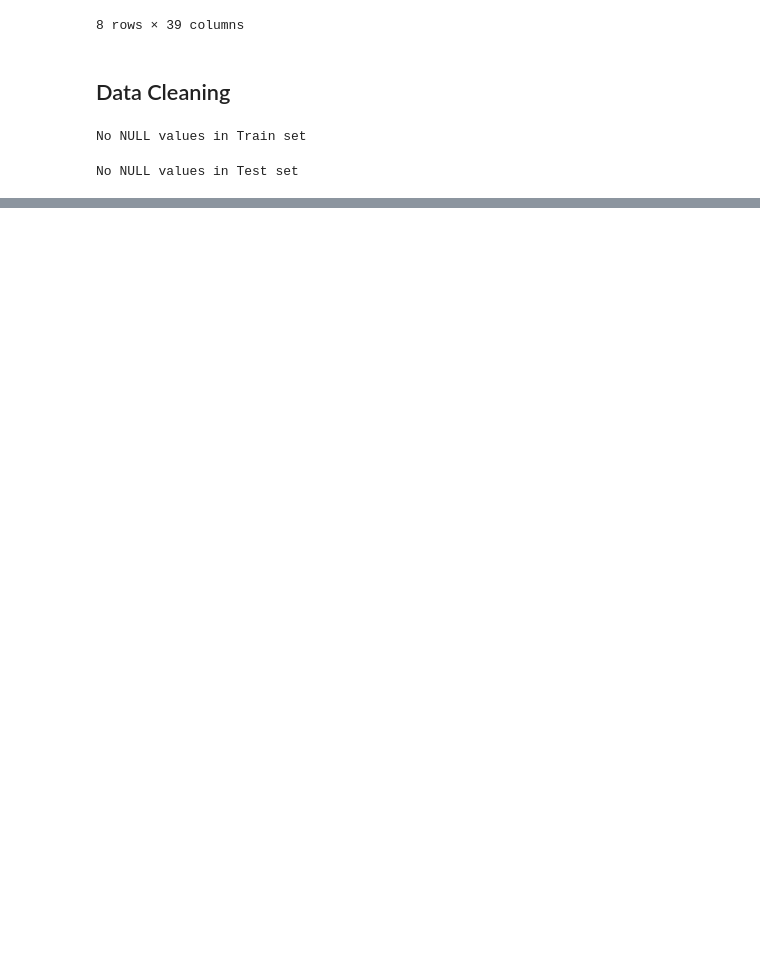
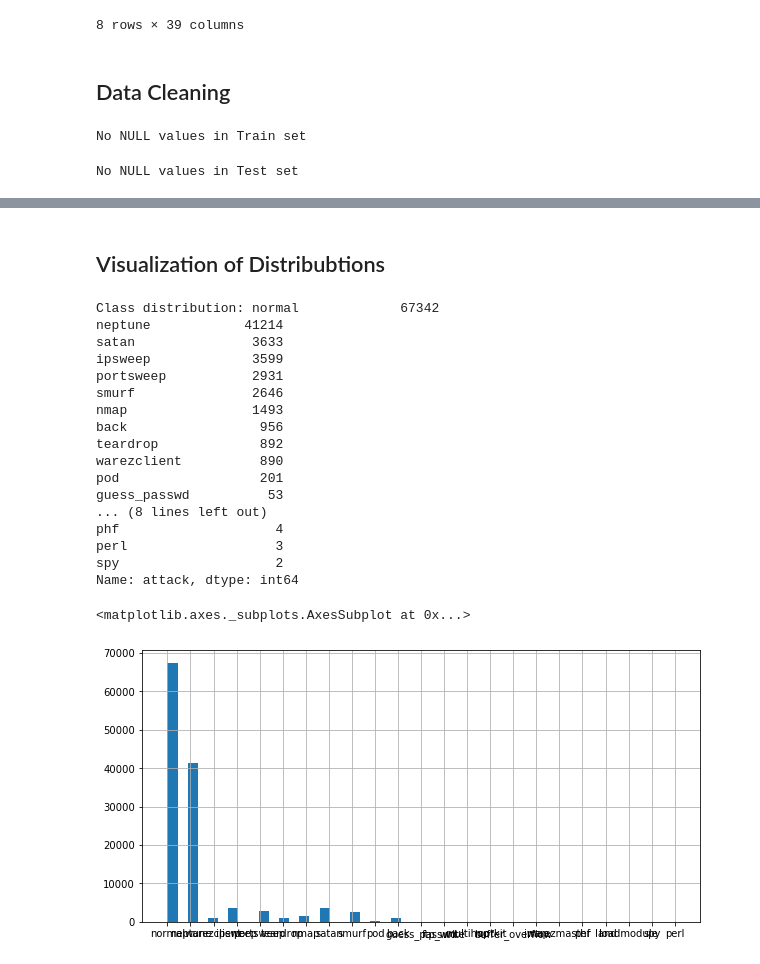
Before and after one commit to rojinadeuja/NSL-KDD-Network-Security, a Jupyter notebook: 01-Exploratory-Data-Analysis.ipynb, the cells around one changed output, grey strips where cells are left out. Drawn from its saved outputs; the diff is of its cells as text; code cells hidden in the pictures; blank space fills up the shorter version.

Commit message:
View target distribution

```diff
--- a/01-Exploratory-Data-Analysis.ipynb
+++ b/01-Exploratory-Data-Analysis.ipynb
@@ -168,0 +160,26 @@ Index(['0', 'tcp', 'ftp_data', 'SF', '491', '0.1', '0.2', '0.3', '0.4', '0.5',
+# %% [markdown]
+## Visualization of Distribubtions
+# %%
+%matplotlib inline
+print("Class distribution:", train_df['attack'].value_counts())
+train_df['attack'].hist(bins=50, figsize=(10,5))
+# %% [output]
+Class distribution: normal             67342
+neptune            41214
+satan               3633
+ipsweep             3599
+portsweep           2931
+smurf               2646
+nmap                1493
+back                 956
+teardrop             892
+warezclient          890
+pod                  201
+guess_passwd          53
+... (8 lines left out)
+phf                    4
+perl                   3
+spy                    2
+Name: attack, dtype: int64
+<matplotlib.axes._subplots.AxesSubplot at 0x...>
+[figure, added]
```
Also changed, not shown: parts of 3 cells of this notebook.
